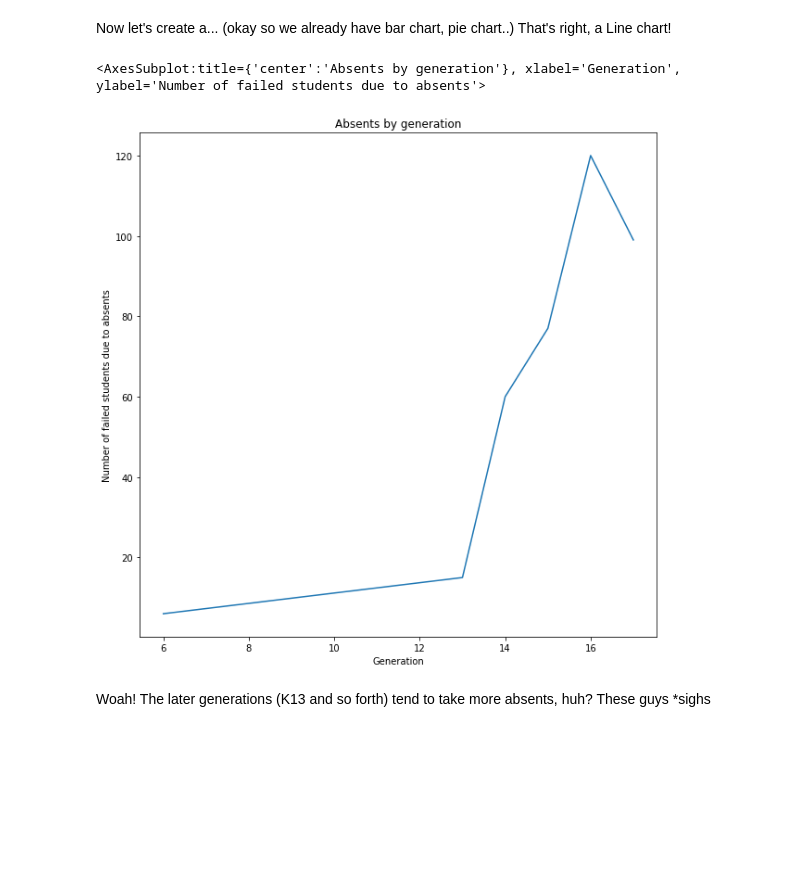
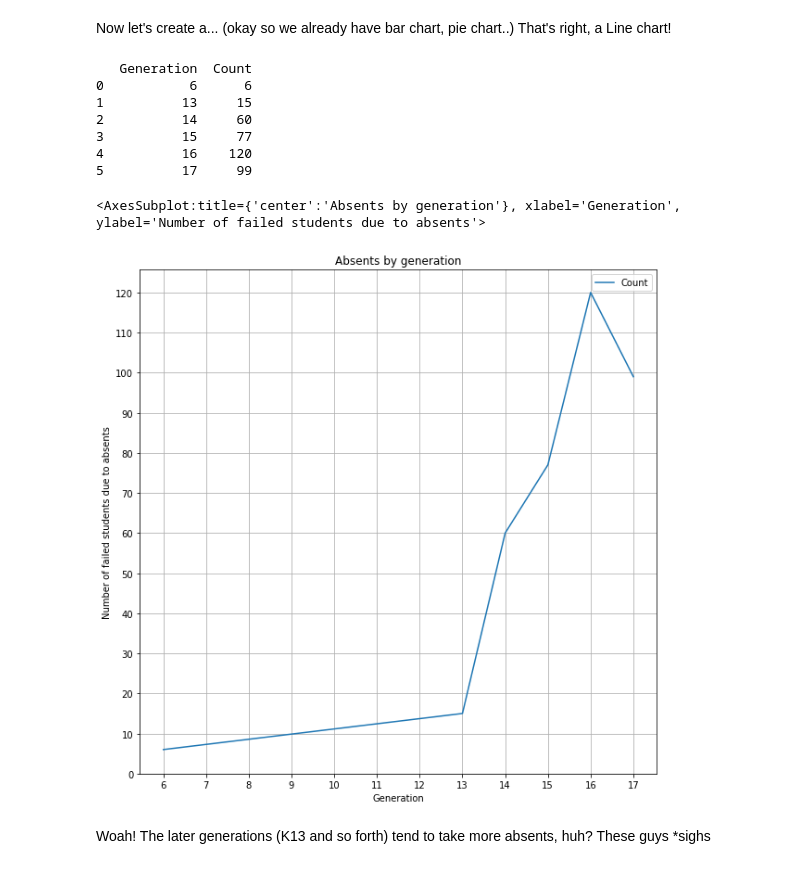
Before and after one commit to andythetechnerd03/Them-Data-Science-Camp, a Jupyter notebook: SU22_Failed_Absents/failed_fpt.ipynb, the cells around one changed output. Cells and saved outputs as stored; diff of their text form; code cells hidden in the pictures; blank space fills up the shorter version.

```diff
--- a/SU22_Failed_Absents/failed_fpt.ipynb
+++ b/SU22_Failed_Absents/failed_fpt.ipynb
@@ -110,14 +111,27 @@ print(df[["RollNumber","Fullname","Generation"]])
 # %% [markdown]
 Now let's create a... (okay so we already have bar chart, pie chart..) That's right, a Line chart!
 # %%
-df3 = df.groupby(["Generation"])['Fullname'].count()
-df3.plot.line(x="Generation",
-              title='Absents by generation',
-              ylabel='Number of failed students due to absents',
-              figsize = (10,10))
+df3 = df.groupby(["Generation"])['Fullname'].count().reset_index(name="Count")
+count = df3['Count']
+print(df3)
+df3.plot.line(x="Generation", # choose the x-axis
+              title='Absents by generation', # set title
+              ylabel='Number of failed students due to absents', # Give it a label
+              xticks = list(range(min(gen), max(gen) + 1, 1)), # adjust the interval of x-axis
+              yticks = list(range(0, max(count) + 1, 10)), # adjust the interval of y-axis
+              grid = True, # enable grid
+              figsize = (10,10) # resizing the plot
+             )
 # %% [output]
-<AxesSubplot:title={'center':'Absents by generation'}, xlabel='Generation', ylabel='Number of failed students due to absents'>
+   Generation  Count
+0           6      6
+1          13     15
+2          14     60
+3          15     77
+4          16    120
+5          17     99
+<AxesSubplot:title={'center':'Absents by generation'}, xlabel='Generation', ylabel='Number of failed students due to absents'>
-[figure, old version]
+[figure, new version]
 # %% [markdown]
 Woah! The later generations (K13 and so forth) tend to take more absents, huh? These guys *sighs
 # %% [markdown]
```
Also changed, not shown: parts of 1 cell of this notebook.
